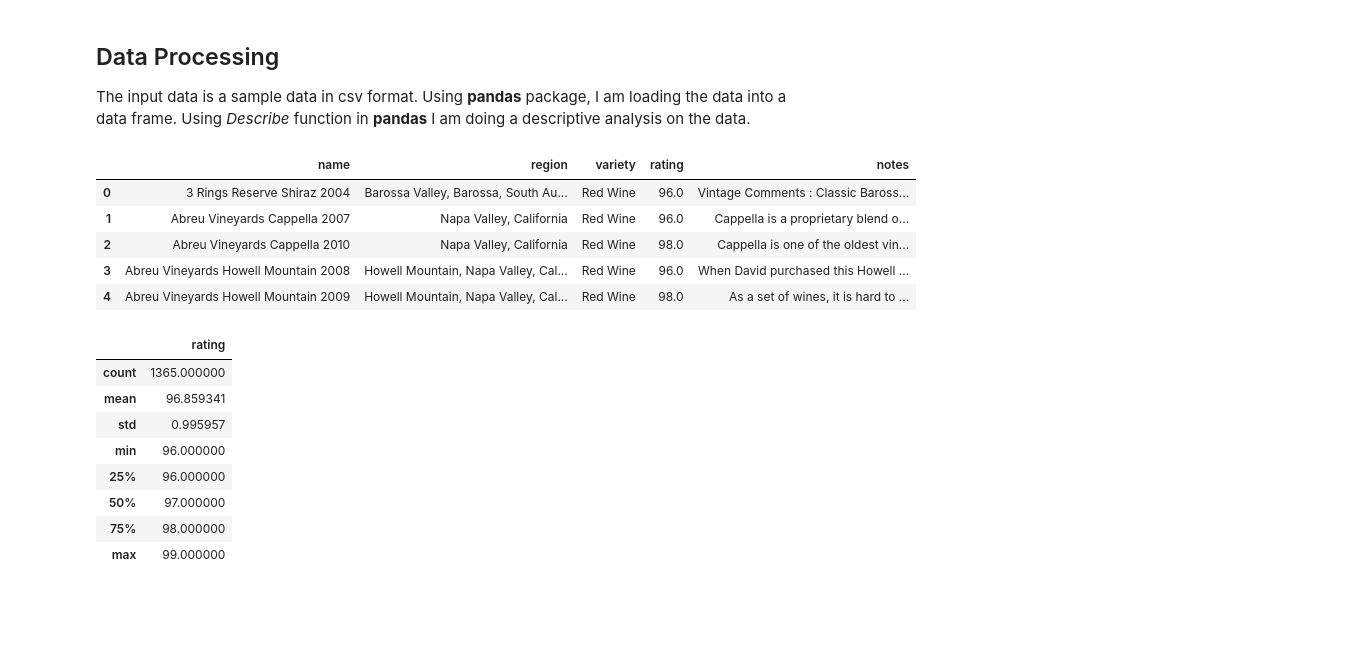
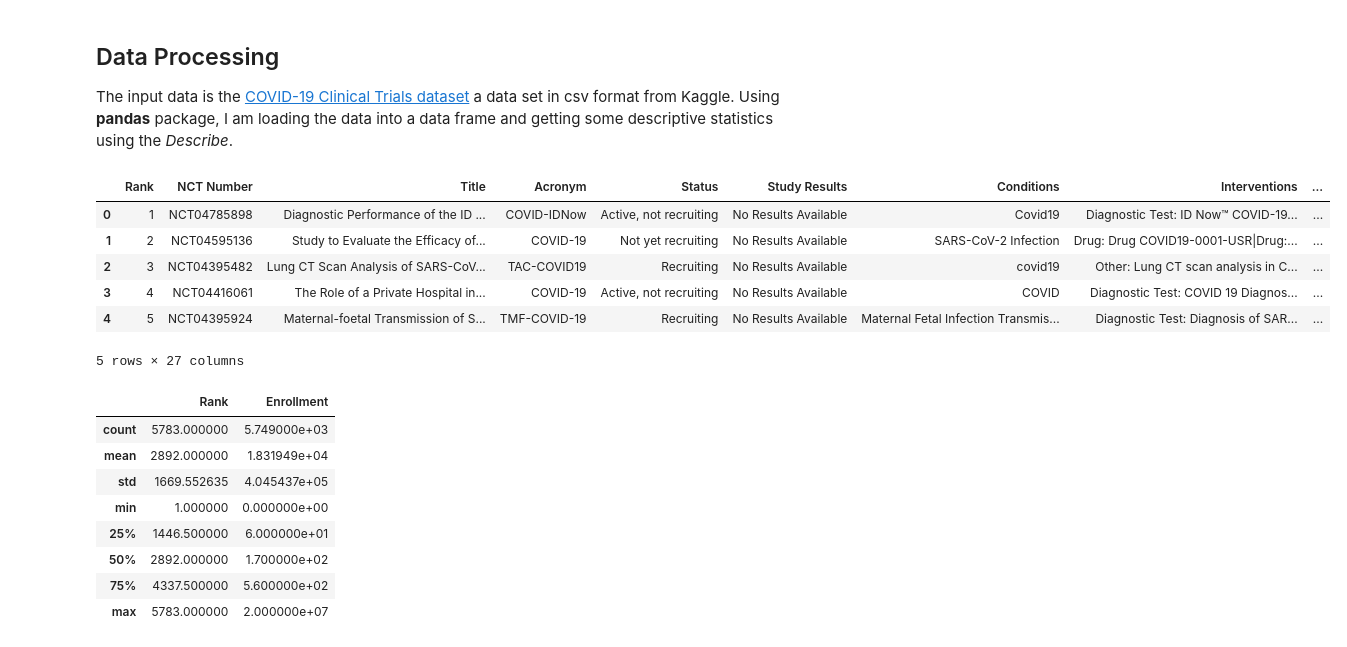
Before and after one commit to necibeahat/Retrieval-Augmentation-Generation, a Jupyter notebook: data-load.ipynb, the cells around one changed output. Cells and saved outputs as stored; diff of their text form; code cells hidden in the pictures; blank space fills up the shorter version.

```diff
--- a/data-load.ipynb
+++ b/data-load.ipynb
@@ -7,28 +11,29 @@ import pandas as pd
 # %% [markdown]
 ## Data Processing
 
-The input data is a sample data in csv format. Using __pandas__ package, I am loading the data into a data frame. Using *Describe* function in __pandas__ I am doing a descriptive analysis on the data.
+The input data is the [COVID-19 Clinical Trials dataset]('https://www.kaggle.com/datasets/parulpandey/covid19-clinical-trials-dataset') a data set in csv format from Kaggle. Using __pandas__ package, I am loading the data into a data frame and getting some descriptive statistics using the *Describe*.
 # %%
-## load the data from file to dataframe for analysis
-df = pd.read_csv('./data/top_rated_wines.csv')
-df.head()
+## load the clinical trial data from file to dataframe for analysis
+df_CT_cancer = pd.read_csv('./data/COVID_clinical_trials.csv')
+df_CT_cancer.head()
 # %% [output]
-|  | name | region | variety | rating | notes |
-| 0 | 3 Rings Reserve Shiraz 2004 | Barossa Valley, Barossa, South Au... | Red Wine | 96.0 | Vintage Comments : Classic Baross... |
-| 1 | Abreu Vineyards Cappella 2007 | Napa Valley, California | Red Wine | 96.0 | Cappella is a proprietary blend o... |
-| 2 | Abreu Vineyards Cappella 2010 | Napa Valley, California | Red Wine | 98.0 | Cappella is one of the oldest vin... |
-| 3 | Abreu Vineyards Howell Mountain 2008 | Howell Mountain, Napa Valley, Cal... | Red Wine | 96.0 | When David purchased this Howell ... |
-| 4 | Abreu Vineyards Howell Mountain 2009 | Howell Mountain, Napa Valley, Cal... | Red Wine | 98.0 | As a set of wines, it is hard to ... |
+|  | Rank | NCT Number | Title | Acronym | Status | Study Results | Conditions | Interventions | ... |
+| 0 | 1 | NCT04785898 | Diagnostic Performance of the ID ... | COVID-IDNow | Active, not recruiting | No Results Available | Covid19 | Diagnostic Test: ID Now™ COVID-19... | ... |
+| 1 | 2 | NCT04595136 | Study to Evaluate the Efficacy of... | COVID-19 | Not yet recruiting | No Results Available | SARS-CoV-2 Infection | Drug: Drug COVID19-0001-USR|Drug:... | ... |
+| 2 | 3 | NCT04395482 | Lung CT Scan Analysis of SARS-CoV... | TAC-COVID19 | Recruiting | No Results Available | covid19 | Other: Lung CT scan analysis in C... | ... |
+| 3 | 4 | NCT04416061 | The Role of a Private Hospital in... | COVID-19 | Active, not recruiting | No Results Available | COVID | Diagnostic Test: COVID 19 Diagnos... | ... |
+| 4 | 5 | NCT04395924 | Maternal-foetal Transmission of S... | TMF-COVID-19 | Recruiting | No Results Available | Maternal Fetal Infection Transmis... | Diagnostic Test: Diagnosis of SAR... | ... |
+5 rows × 27 columns
 # %%
-## Simple statistics like total count and distribution values (mean / std ) for the 'rating' data field
-df.describe()
+## Dataset statistics like total acount & data distribution values (mean / std )
+df_CT_cancer.describe()
 # %% [output]
-|  | rating |
-| count | 1365.000000 |
-| mean | 96.859341 |
-| std | 0.995957 |
-| min | 96.000000 |
-| 25% | 96.000000 |
-| 50% | 97.000000 |
-| 75% | 98.000000 |
-| max | 99.000000 |
+|  | Rank | Enrollment |
+| count | 5783.000000 | 5.749000e+03 |
+| mean | 2892.000000 | 1.831949e+04 |
+| std | 1669.552635 | 4.045437e+05 |
+| min | 1.000000 | 0.000000e+00 |
+| 25% | 1446.500000 | 6.000000e+01 |
+| 50% | 2892.000000 | 1.700000e+02 |
+| 75% | 4337.500000 | 5.600000e+02 |
+| max | 5783.000000 | 2.000000e+07 |
```
Also changed, not shown: parts of 9 cells of this notebook, 1 other file.
